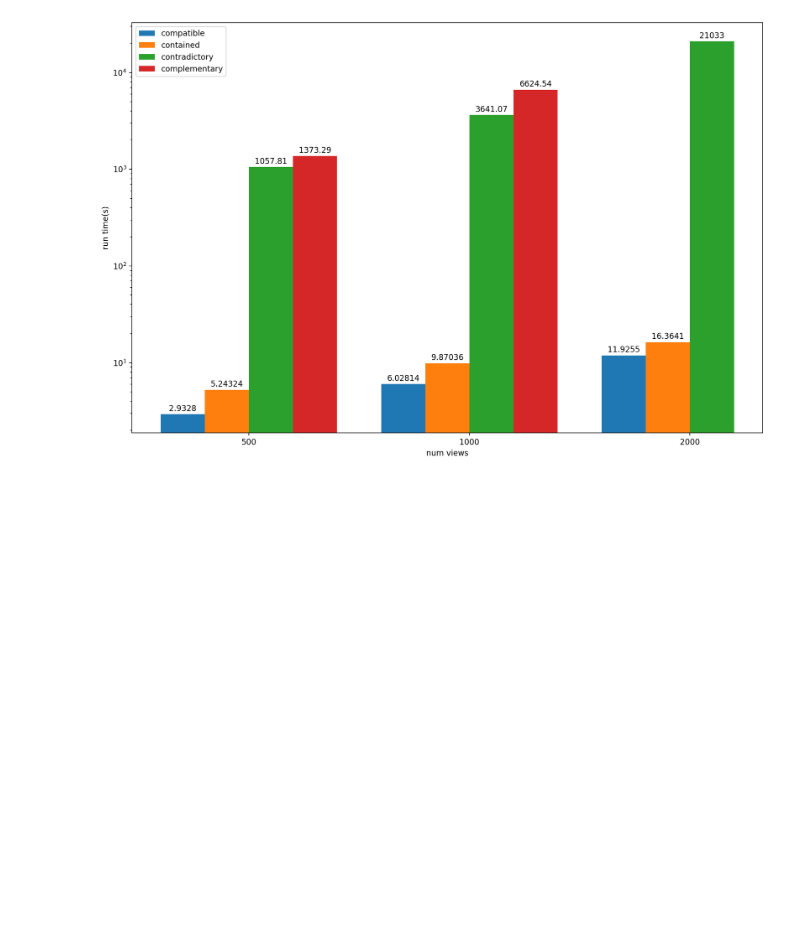
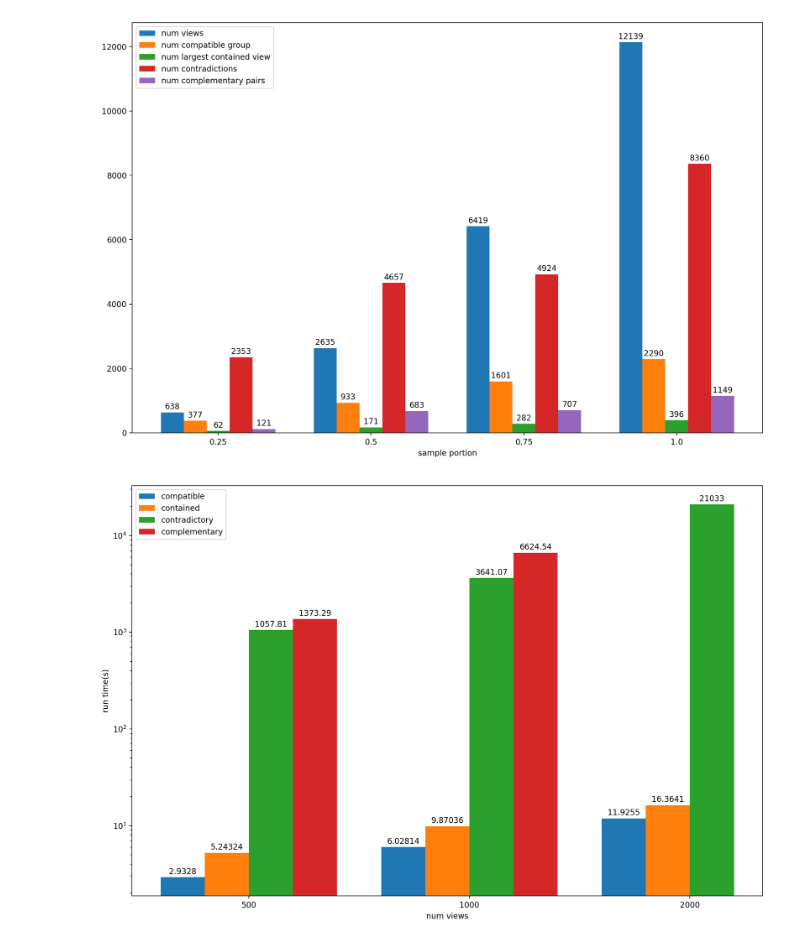
Before and after one commit to TheDataStation/ver, a Jupyter notebook: DoD/new_ver_4c/plot.ipynb, the cells around one changed output. Drawn from its saved outputs; the diff is of its cells as text; code cells hidden in the pictures; blank space fills up the shorter version.

```diff
--- a/DoD/new_ver_4c/plot.ipynb
+++ b/DoD/new_ver_4c/plot.ipynb
@@ -7,3 +21,50 @@ plt.rcParams['figure.dpi'] = 200
+# %%
+num_views = []
+compatible = []
+contained = []
+complementary = []
+contradictory = []
+
+with open("results.log", "r") as f:
+    lines = f.readlines()
+    for line in lines:
+        nums = line.strip().split()
+        num_views.append(int(nums[0]))
+        compatible.append(int(nums[1]))
+        contained.append(int(nums[2]))
+        complementary.append(int(nums[3]))
+        contradictory.append(int(nums[4]))
+
+x = np.arange(len(sample_portions))  # the label locations
+width = 0.15  # the width of the bars
+
+fig, ax = plt.subplots()
+rects1 = ax.bar(x - 2*width, num_views, width, label='num views')
+rects2 = ax.bar(x - width, compatible, width, label='num compatible group')
+rects3 = ax.bar(x, contained, width, label='num largest contained view')
+rects4 = ax.bar(
+    x + width, contradictory, width, label='num contradictions')
+rects5 = ax.bar(x + 2*width, complementary, width, label='num complementary pairs')
+
+# Add some text for labels, title and custom x-axis tick labels, etc.
+# ax.set_ylabel('run time(s)')
+ax.set_xlabel('sample portion')
+ax.set_xticks(x, sample_portions)
+ax.legend()
+
+ax.bar_label(rects1, padding=2)
+ax.bar_label(rects2, padding=2)
+ax.bar_label(rects3, padding=2)
+ax.bar_label(rects4, padding=2)
+ax.bar_label(rects5, padding=2)
+
+# ax.set_yscale('log')
+
+fig.tight_layout()
+
+plt.show()
+# %% [output]
+[figure, added]
 # %%
 labels = [500, 1000, 2000]
 time_500 = [2.932798147201538, 5.243244171142578, 1057.8104031085968, 1373.2922151088715]
```
Also changed, not shown: parts of 2 cells of this notebook.
